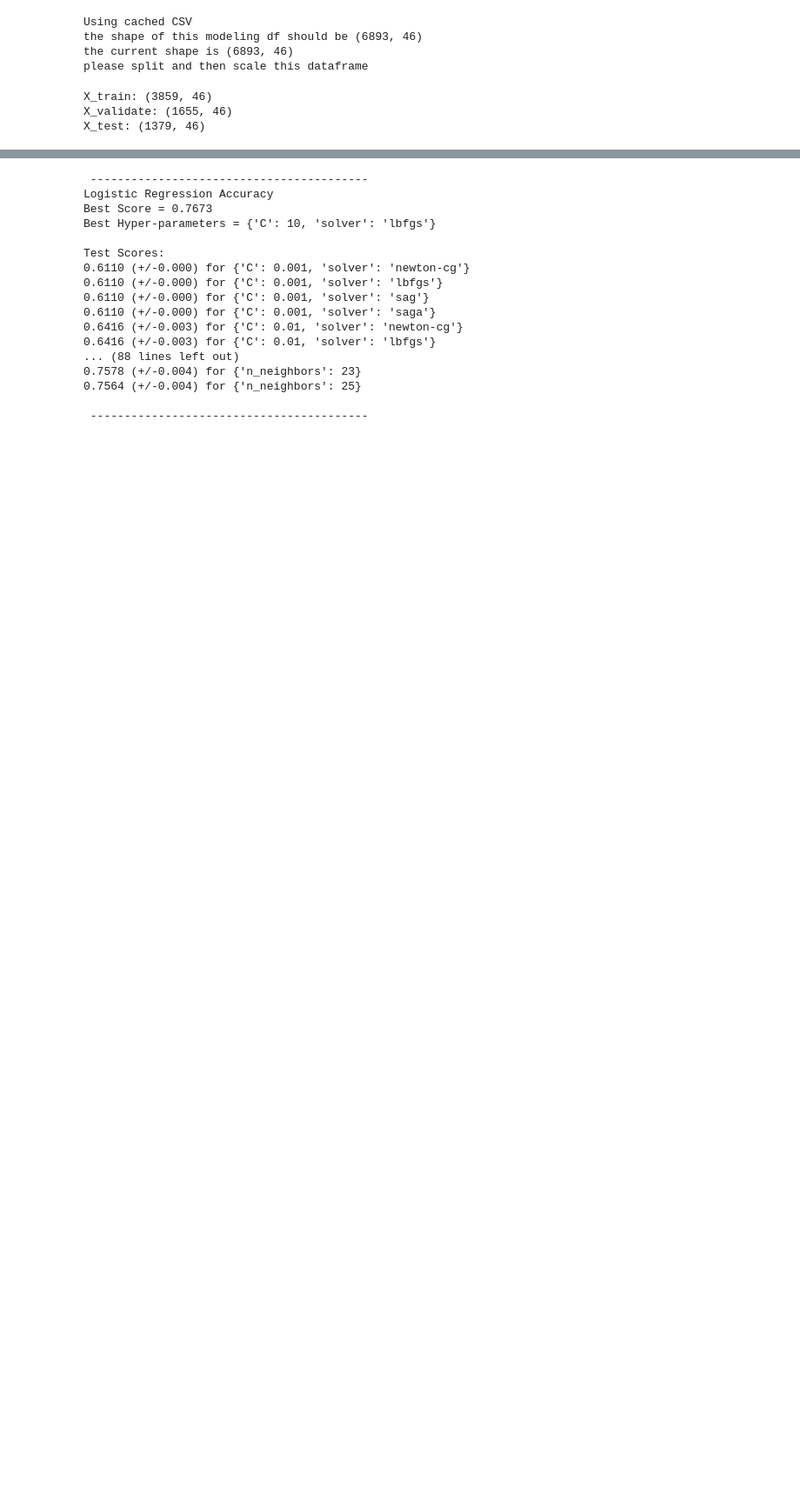
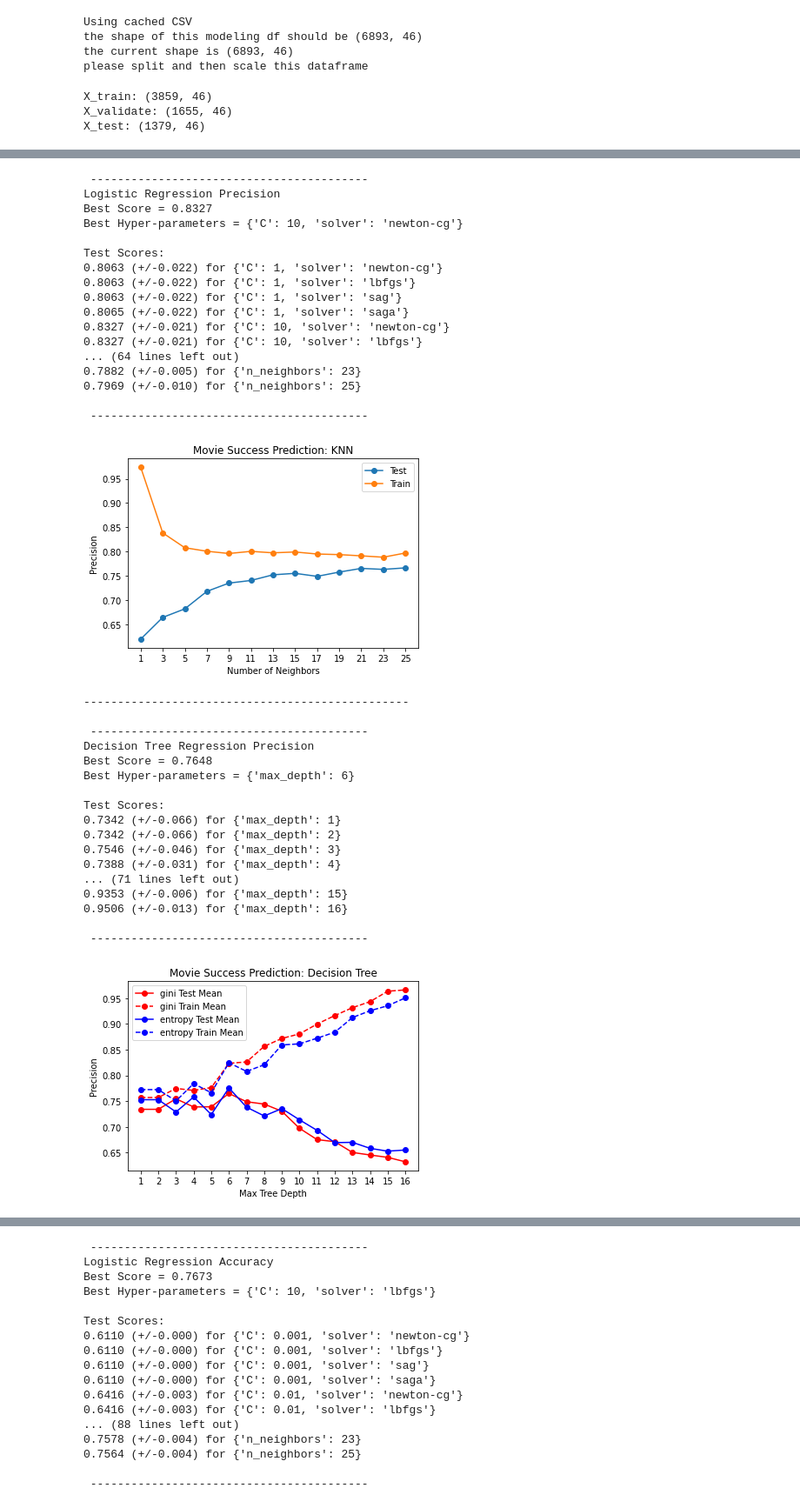
Before and after one commit to Movie-Success-Capstone/Movie-Capstone, a Jupyter notebook: nick_modeling.ipynb, the cells around one changed output, grey strips where cells are left out. Shown at 87% size. Saved outputs shown, nothing was run; the diff lists cells and outputs as text; code cells hidden in the pictures; blank space fills up the shorter version.

```diff
--- a/nick_modeling.ipynb
+++ b/nick_modeling.ipynb
@@ -76,0 +291,50 @@ X_test = X_test.loc[:,sfs_features]
+# %%
+precision_3 = ['production_company_Metro-Goldwyn-Mayer(MGM)',
+               'production_company_other_company',
+               'cast_actor_1_Tom Cruise', 'cast_actor_1_Robert De Niro',
+               'vote_count', 'is_genre_scifi',
+               'production_company_NewLineCinema', 'budget',
+               'is_genre_thriller', 'cast_actor_1_Nicolas Cage']
+
+X_train_p3 = X_train.loc[:,precision_3]
+X_validate_p3 = X_validate.loc[:,precision_3]
+X_test_p3 = X_test.loc[:,precision_3]
+# %%
+mod.precision_models(X_train_p3, y_train)
+# %% [output]
+ -----------------------------------------
+Logistic Regression Precision
+Best Score = 0.8327
+Best Hyper-parameters = {'C': 10, 'solver': 'newton-cg'}
+
+Test Scores:
+0.8063 (+/-0.022) for {'C': 1, 'solver': 'newton-cg'}
+0.8063 (+/-0.022) for {'C': 1, 'solver': 'lbfgs'}
+0.8063 (+/-0.022) for {'C': 1, 'solver': 'sag'}
+0.8065 (+/-0.022) for {'C': 1, 'solver': 'saga'}
+0.8327 (+/-0.021) for {'C': 10, 'solver': 'newton-cg'}
+0.8327 (+/-0.021) for {'C': 10, 'solver': 'lbfgs'}
+... (64 lines left out)
+0.7882 (+/-0.005) for {'n_neighbors': 23}
+0.7969 (+/-0.010) for {'n_neighbors': 25}
+
+ -----------------------------------------
+[figure, added]
+------------------------------------------------
+
+ -----------------------------------------
+Decision Tree Regression Precision
+Best Score = 0.7648
+Best Hyper-parameters = {'max_depth': 6}
+
+Test Scores:
+0.7342 (+/-0.066) for {'max_depth': 1}
+0.7342 (+/-0.066) for {'max_depth': 2}
+0.7546 (+/-0.046) for {'max_depth': 3}
+0.7388 (+/-0.031) for {'max_depth': 4}
+... (71 lines left out)
+0.9353 (+/-0.006) for {'max_depth': 15}
+0.9506 (+/-0.013) for {'max_depth': 16}
+
+ -----------------------------------------
+[figure, added]
```
Also changed, not shown: parts of 22 cells of this notebook.
